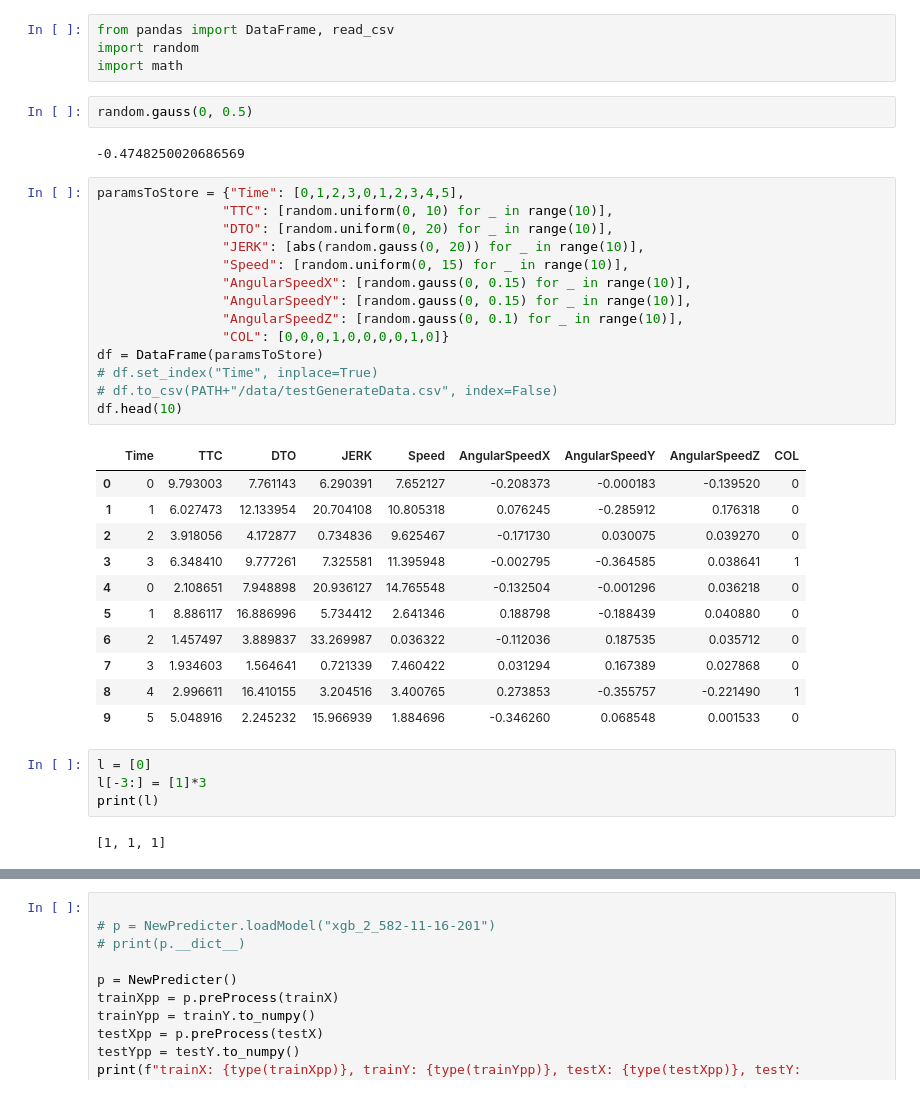
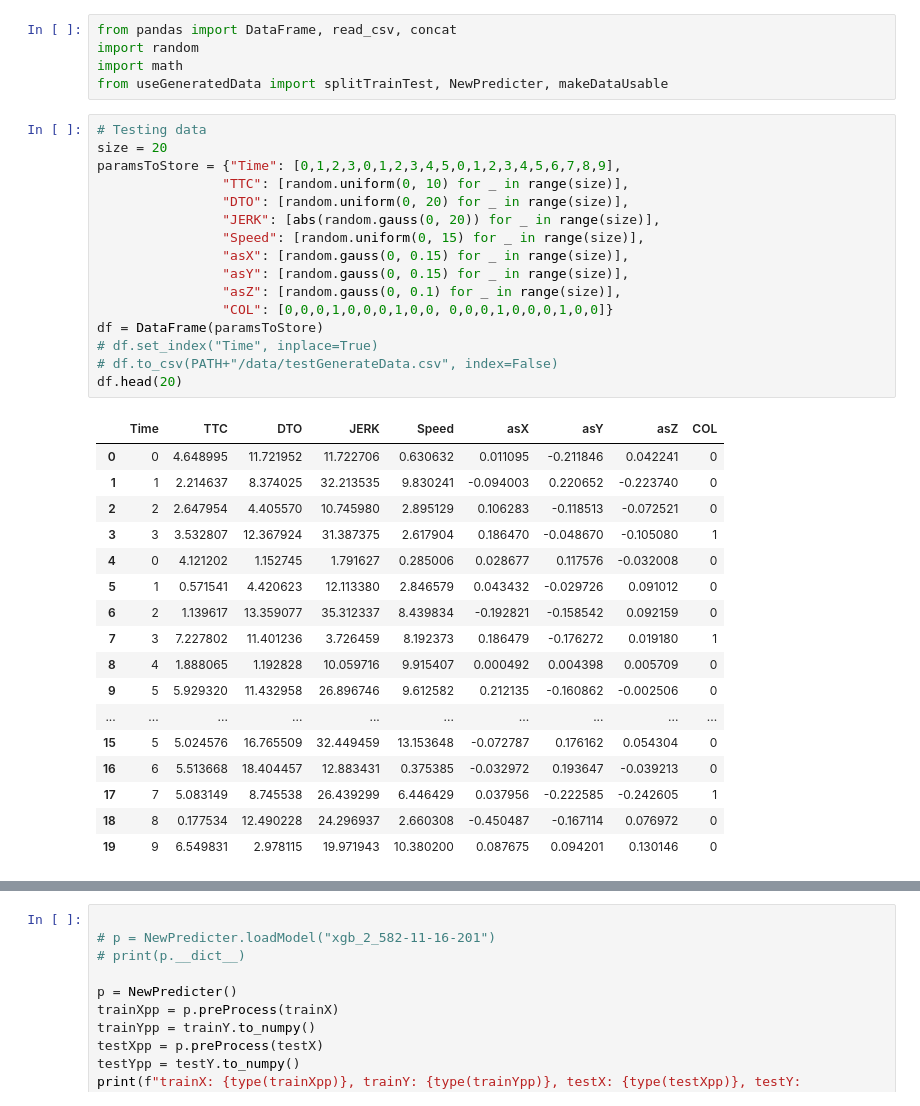
Before and after one commit to SigurdGH/MasterThesis, a Jupyter notebook: main/generateTestingData/processGeneratedData.ipynb, the cells around one changed output, grey strips where cells are left out. Saved outputs shown, nothing was run; the diff lists cells and outputs as text.

Commit message:
Using new model with generated data

```diff
--- a/main/generateTestingData/processGeneratedData.ipynb
+++ b/main/generateTestingData/processGeneratedData.ipynb
@@ -1,41 +1,40 @@
 # %%
-from pandas import DataFrame, read_csv
+from pandas import DataFrame, read_csv, concat
 import random
 import math
+from useGeneratedData import splitTrainTest, NewPredicter, makeDataUsable
-# %%
-random.gauss(0, 0.5)
-# %% [output]
--0.4748250020686569
 # %%
-paramsToStore = {"Time": [0,1,2,3,0,1,2,3,4,5],
-                "TTC": [random.uniform(0, 10) for _ in range(10)],
-                "DTO": [random.uniform(0, 20) for _ in range(10)],
-                "JERK": [abs(random.gauss(0, 20)) for _ in range(10)],
-                "Speed": [random.uniform(0, 15) for _ in range(10)],
-                "AngularSpeedX": [random.gauss(0, 0.15) for _ in range(10)],
-                "AngularSpeedY": [random.gauss(0, 0.15) for _ in range(10)],
-                "AngularSpeedZ": [random.gauss(0, 0.1) for _ in range(10)],
-                "COL": [0,0,0,1,0,0,0,0,1,0]}
+# Testing data
+size = 20
+paramsToStore = {"Time": [0,1,2,3,0,1,2,3,4,5,0,1,2,3,4,5,6,7,8,9],
+                "TTC": [random.uniform(0, 10) for _ in range(size)],
+                "DTO": [random.uniform(0, 20) for _ in range(size)],
+                "JERK": [abs(random.gauss(0, 20)) for _ in range(size)],
+                "Speed": [random.uniform(0, 15) for _ in range(size)],
+                "asX": [random.gauss(0, 0.15) for _ in range(size)],
+                "asY": [random.gauss(0, 0.15) for _ in range(size)],
+                "asZ": [random.gauss(0, 0.1) for _ in range(size)],
+                "COL": [0,0,0,1,0,0,0,1,0,0, 0,0,0,1,0,0,0,1,0,0]}
 df = DataFrame(paramsToStore)
 # df.set_index("Time", inplace=True)
 # df.to_csv(PATH+"/data/testGenerateData.csv", index=False)
-df.head(10)
+df.head(20)
 # %% [output]
-|  | Time | TTC | DTO | JERK | Speed | AngularSpeedX | AngularSpeedY | AngularSpeedZ | COL |
-| 0 | 0 | 9.793003 | 7.761143 | 6.290391 | 7.652127 | -0.208373 | -0.000183 | -0.139520 | 0 |
-| 1 | 1 | 6.027473 | 12.133954 | 20.704108 | 10.805318 | 0.076245 | -0.285912 | 0.176318 | 0 |
-| 2 | 2 | 3.918056 | 4.172877 | 0.734836 | 9.625467 | -0.171730 | 0.030075 | 0.039270 | 0 |
-| 3 | 3 | 6.348410 | 9.777261 | 7.325581 | 11.395948 | -0.002795 | -0.364585 | 0.038641 | 1 |
-| 4 | 0 | 2.108651 | 7.948898 | 20.936127 | 14.765548 | -0.132504 | -0.001296 | 0.036218 | 0 |
-| 5 | 1 | 8.886117 | 16.886996 | 5.734412 | 2.641346 | 0.188798 | -0.188439 | 0.040880 | 0 |
-| 6 | 2 | 1.457497 | 3.889837 | 33.269987 | 0.036322 | -0.112036 | 0.187535 | 0.035712 | 0 |
-| 7 | 3 | 1.934603 | 1.564641 | 0.721339 | 7.460422 | 0.031294 | 0.167389 | 0.027868 | 0 |
-| 8 | 4 | 2.996611 | 16.410155 | 3.204516 | 3.400765 | 0.273853 | -0.355757 | -0.221490 | 1 |
-| 9 | 5 | 5.048916 | 2.245232 | 15.966939 | 1.884696 | -0.346260 | 0.068548 | 0.001533 | 0 |
+|  | Time | TTC | DTO | JERK | Speed | asX | asY | asZ | COL |
+| 0 | 0 | 4.648995 | 11.721952 | 11.722706 | 0.630632 | 0.011095 | -0.211846 | 0.042241 | 0 |
+| 1 | 1 | 2.214637 | 8.374025 | 32.213535 | 9.830241 | -0.094003 | 0.220652 | -0.223740 | 0 |
+| 2 | 2 | 2.647954 | 4.405570 | 10.745980 | 2.895129 | 0.106283 | -0.118513 | -0.072521 | 0 |
+| 3 | 3 | 3.532807 | 12.367924 | 31.387375 | 2.617904 | 0.186470 | -0.048670 | -0.105080 | 1 |
+| 4 | 0 | 4.121202 | 1.152745 | 1.791627 | 0.285006 | 0.028677 | 0.117576 | -0.032008 | 0 |
+| 5 | 1 | 0.571541 | 4.420623 | 12.113380 | 2.846579 | 0.043432 | -0.029726 | 0.091012 | 0 |
+| 6 | 2 | 1.139617 | 13.359077 | 35.312337 | 8.439834 | -0.192821 | -0.158542 | 0.092159 | 0 |
+| 7 | 3 | 7.227802 | 11.401236 | 3.726459 | 8.192373 | 0.186479 | -0.176272 | 0.019180 | 1 |
+| 8 | 4 | 1.888065 | 1.192828 | 10.059716 | 9.915407 | 0.000492 | 0.004398 | 0.005709 | 0 |
+| 9 | 5 | 5.929320 | 11.432958 | 26.896746 | 9.612582 | 0.212135 | -0.160862 | -0.002506 | 0 |
+| ... | ... | ... | ... | ... | ... | ... | ... | ... | ... |
+| 15 | 5 | 5.024576 | 16.765509 | 32.449459 | 13.153648 | -0.072787 | 0.176162 | 0.054304 | 0 |
+| 16 | 6 | 5.513668 | 18.404457 | 12.883431 | 0.375385 | -0.032972 | 0.193647 | -0.039213 | 0 |
+| 17 | 7 | 5.083149 | 8.745538 | 26.439299 | 6.446429 | 0.037956 | -0.222585 | -0.242605 | 1 |
+| 18 | 8 | 0.177534 | 12.490228 | 24.296937 | 2.660308 | -0.450487 | -0.167114 | 0.076972 | 0 |
+| 19 | 9 | 6.549831 | 2.978115 | 19.971943 | 10.380200 | 0.087675 | 0.094201 | 0.130146 | 0 |
-# %%
-l = [0]
-l[-3:] = [1]*3
-print(l)
-# %% [output]
-[1, 1, 1]
 # %%
```
Also changed, not shown: parts of 14 cells of this notebook, 5 other files.
